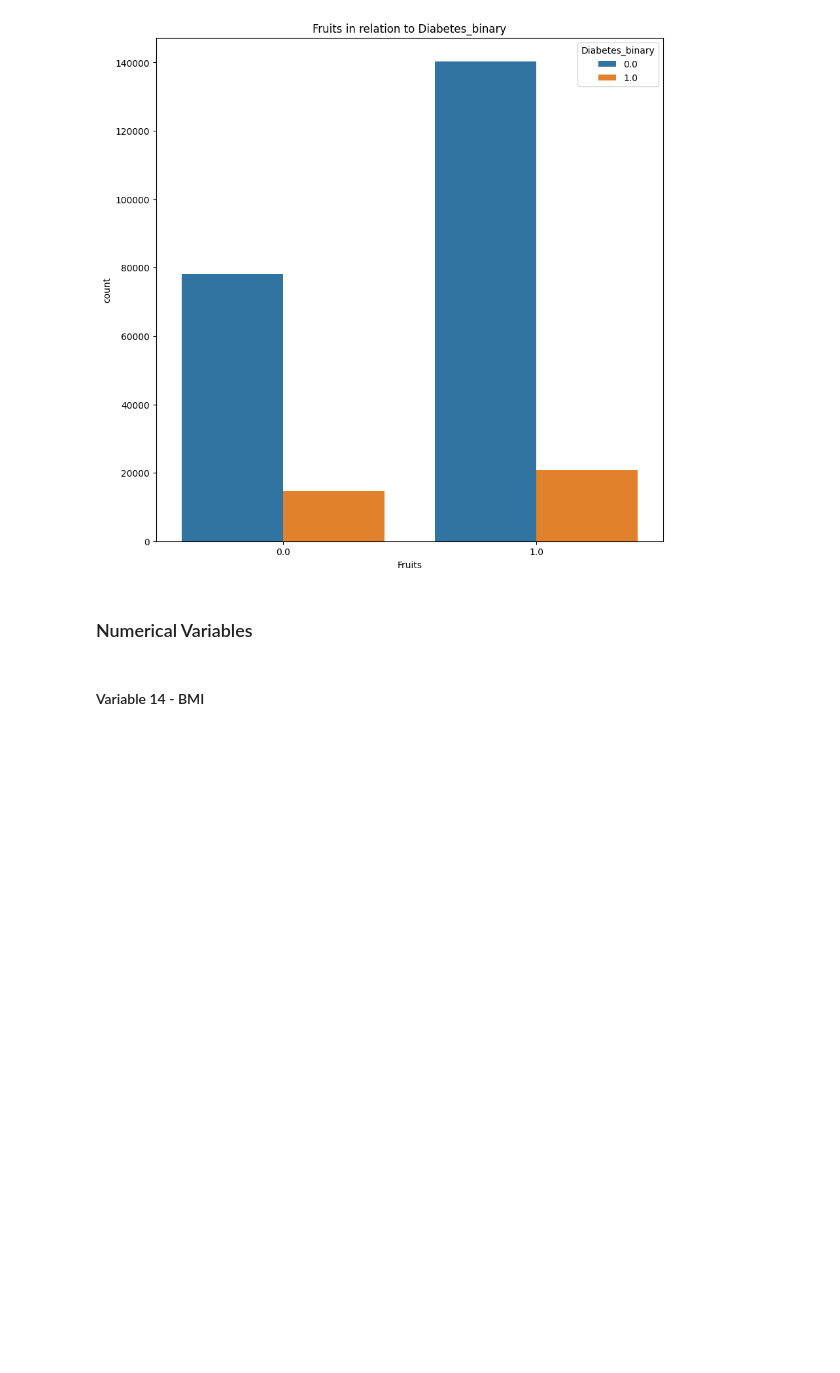
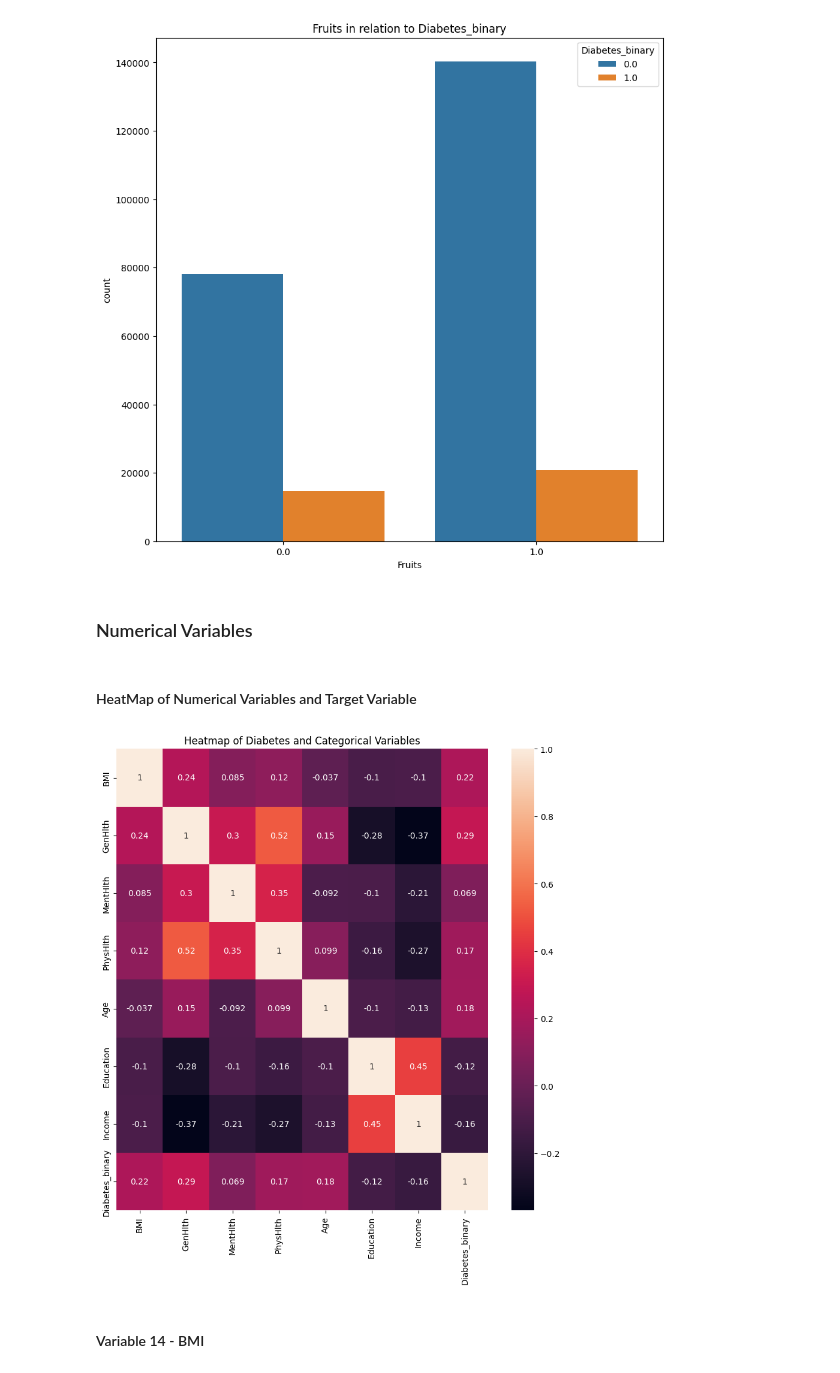
Before and after one commit to RileyLeo/Diabetes-Prediction-ML, a Jupyter notebook: notebook.ipynb, the cells around one changed output. Cells and saved outputs as stored; diff of their text form; code cells hidden in the pictures; blank space fills up the shorter version.

```diff
--- a/notebook.ipynb
+++ b/notebook.ipynb
@@ -504,2 +536,12 @@ numeric_variables = ['BMI', 'GenHlth', 'MentHlth', 'PhysHlth', 'Age', 'Education
+# %% [markdown]
+#### HeatMap of Numerical Variables and Target Variable
+# %%
+# add diabetic binary into list
+numeric_variables_with_target_variable = diabetes_health_indicators_data_non_binary_columns[:]
+numeric_variables_with_target_variable.append('Diabetes_binary')
+create_heat_map(diabetes_health_indicators_data_after_feature_selection[numeric_variables_with_target_variable],
+                'Heatmap of Diabetes and Categorical Variables')
+# %% [output]
+[figure, added]
 # %% [markdown]
 #### Variable 14 - BMI
```
Also changed, not shown: parts of 9 cells of this notebook, 1 other file.
